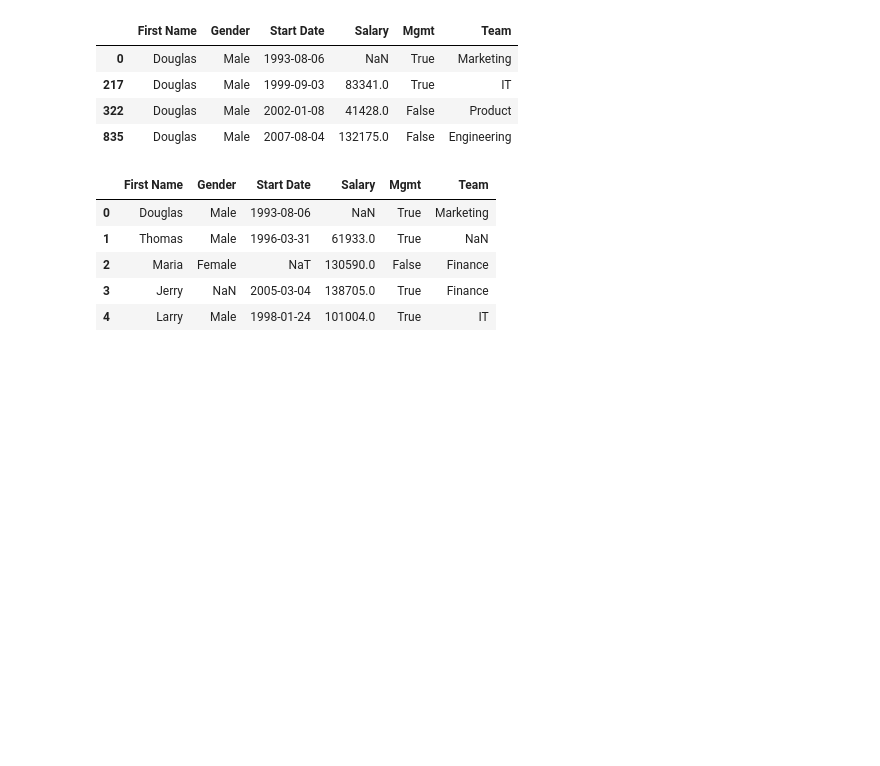
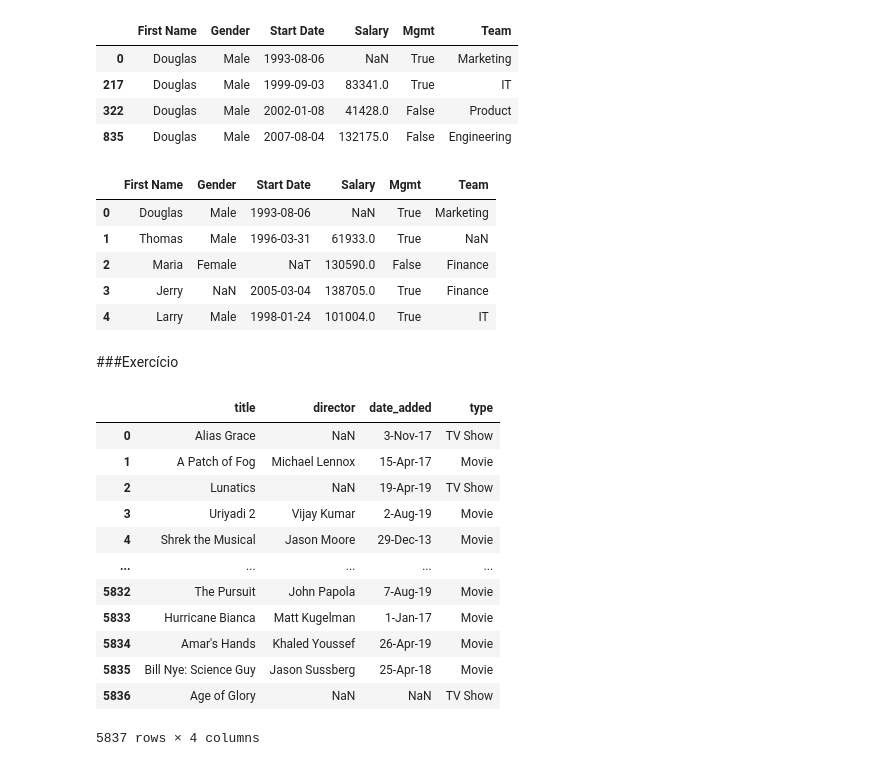
Before and after one commit to leandroclv/pandas_in_action, a Jupyter notebook: cap_05.ipynb, the cells around one changed output. Saved outputs shown, nothing was run; the diff lists cells and outputs as text; code cells hidden in the pictures; blank space fills up the shorter version.

```diff
--- a/cap_05.ipynb
+++ b/cap_05.ipynb
@@ -679,3 +679,22 @@ employees.drop_duplicates(subset=['Gender', 'Team']).head() #Retorna todos os va
 | 2 | Maria | Female | NaT | 130590.0 | False | Finance |
 | 3 | Jerry | NaN | 2005-03-04 | 138705.0 | True | Finance |
 | 4 | Larry | Male | 1998-01-24 | 101004.0 | True | IT |
+# %% [markdown]
+###Exercício
+# %%
+df_netflix = pd.read_csv('netflix.csv')
+df_netflix
+# %% [output]
+|  | title | director | date_added | type |
+| 0 | Alias Grace | NaN | 3-Nov-17 | TV Show |
+| 1 | A Patch of Fog | Michael Lennox | 15-Apr-17 | Movie |
+| 2 | Lunatics | NaN | 19-Apr-19 | TV Show |
+| 3 | Uriyadi 2 | Vijay Kumar | 2-Aug-19 | Movie |
+| 4 | Shrek the Musical | Jason Moore | 29-Dec-13 | Movie |
+| ... | ... | ... | ... | ... |
+| 5832 | The Pursuit | John Papola | 7-Aug-19 | Movie |
+| 5833 | Hurricane Bianca | Matt Kugelman | 1-Jan-17 | Movie |
+| 5834 | Amar's Hands | Khaled Youssef | 26-Apr-19 | Movie |
+| 5835 | Bill Nye: Science Guy | Jason Sussberg | 25-Apr-18 | Movie |
+| 5836 | Age of Glory | NaN | NaN | TV Show |
+5837 rows × 4 columns
```
Also changed, not shown: parts of 17 cells of this notebook.
